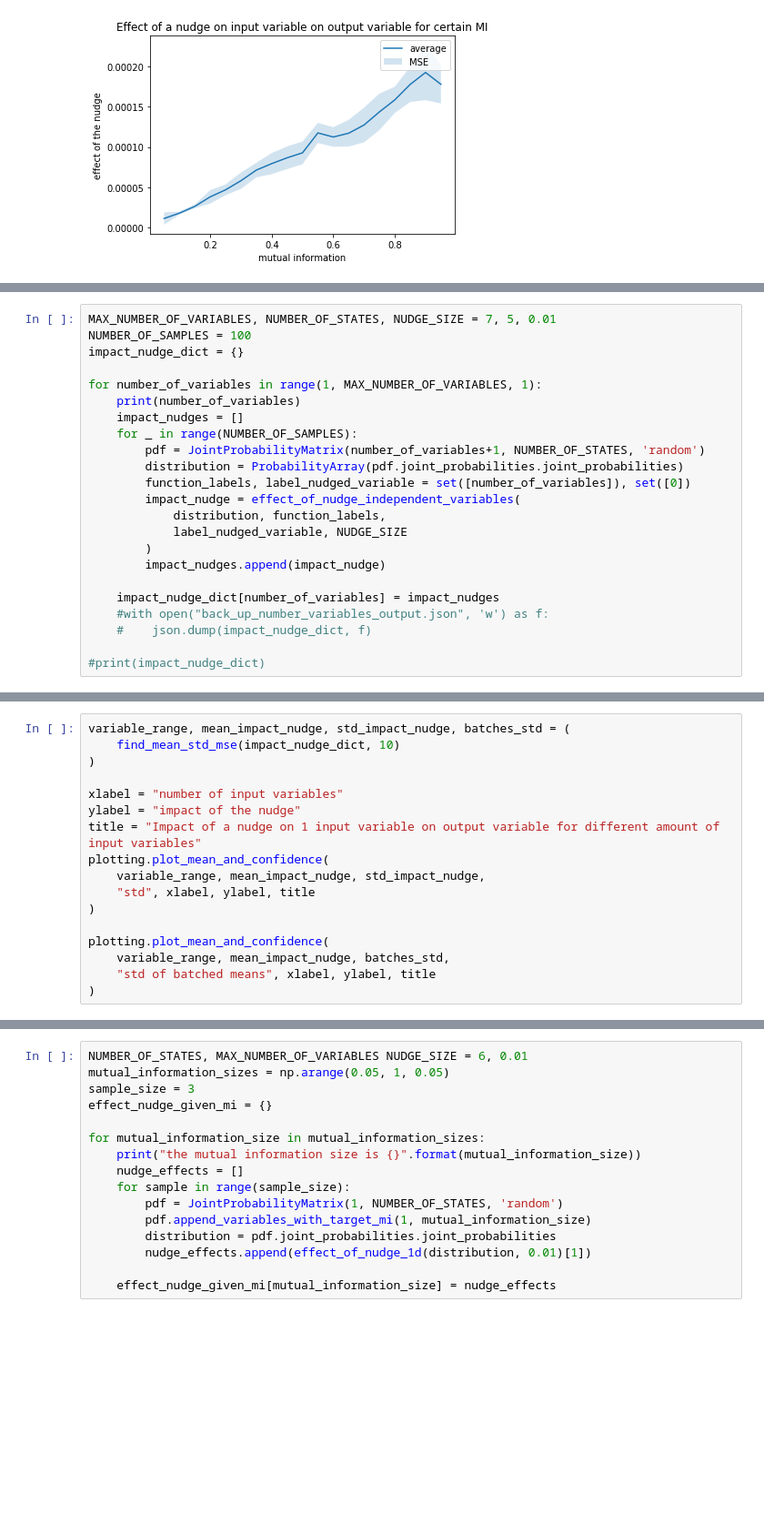
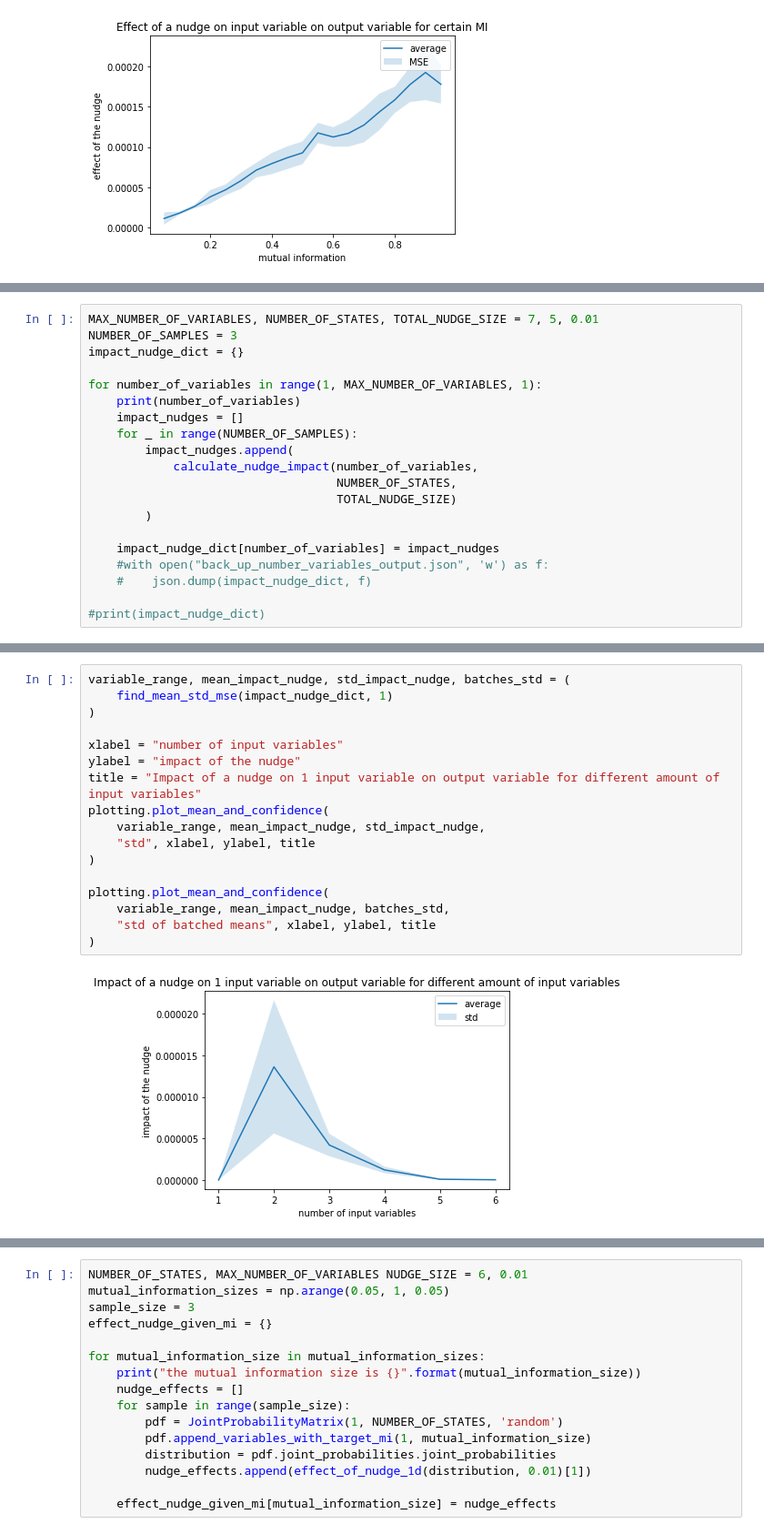
Before and after one commit to cjidboon94/master_thesis, a Jupyter notebook: tryout_nudge.ipynb, the cells around one changed output, grey strips where cells are left out. Shown at 91% size. Drawn from its saved outputs; the diff is of its cells as text; blank space fills up the shorter version.

Commit message:
implemented new method to perform local non-causal nudges

```diff
--- a/tryout_nudge.ipynb
+++ b/tryout_nudge.ipynb
@@ -377,20 +446,17 @@ impact_nudge = effect_of_nudge_independent_variables(
 # %%
-MAX_NUMBER_OF_VARIABLES, NUMBER_OF_STATES, NUDGE_SIZE = 7, 5, 0.01
-NUMBER_OF_SAMPLES = 100
+MAX_NUMBER_OF_VARIABLES, NUMBER_OF_STATES, TOTAL_NUDGE_SIZE = 7, 5, 0.01
+NUMBER_OF_SAMPLES = 3
 impact_nudge_dict = {}
 
 for number_of_variables in range(1, MAX_NUMBER_OF_VARIABLES, 1):
     print(number_of_variables)
     impact_nudges = []
     for _ in range(NUMBER_OF_SAMPLES):
-        pdf = JointProbabilityMatrix(number_of_variables+1, NUMBER_OF_STATES, 'random')
-        distribution = ProbabilityArray(pdf.joint_probabilities.joint_probabilities)
-        function_labels, label_nudged_variable = set([number_of_variables]), set([0])
-        impact_nudge = effect_of_nudge_independent_variables(
-            distribution, function_labels,
-            label_nudged_variable, NUDGE_SIZE
+        impact_nudges.append(
+            calculate_nudge_impact(number_of_variables,
+                                   NUMBER_OF_STATES,
+                                   TOTAL_NUDGE_SIZE)
         )
-        impact_nudges.append(impact_nudge)
 
     impact_nudge_dict[number_of_variables] = impact_nudges
     #with open("back_up_number_variables_output.json", 'w') as f:
@@ -405,17 +484,19 @@ for number_of_variables in range(1, MAX_NUMBER_OF_VARIABLES, 1):
 # %%
 variable_range, mean_impact_nudge, std_impact_nudge, batches_std = (
-    find_mean_std_mse(impact_nudge_dict, 10)
+    find_mean_std_mse(impact_nudge_dict, 1)
 )
 
 xlabel = "number of input variables"
 ylabel = "impact of the nudge"
 title = "Impact of a nudge on 1 input variable on output variable for different amount of input variables"
 plotting.plot_mean_and_confidence(
     variable_range, mean_impact_nudge, std_impact_nudge,
     "std", xlabel, ylabel, title
 )
 
 plotting.plot_mean_and_confidence(
     variable_range, mean_impact_nudge, batches_std,
     "std of batched means", xlabel, ylabel, title
 )
+# %% [output]
+[figure, added]
```
Also changed, not shown: parts of 5 cells of this notebook, 1 other file.
